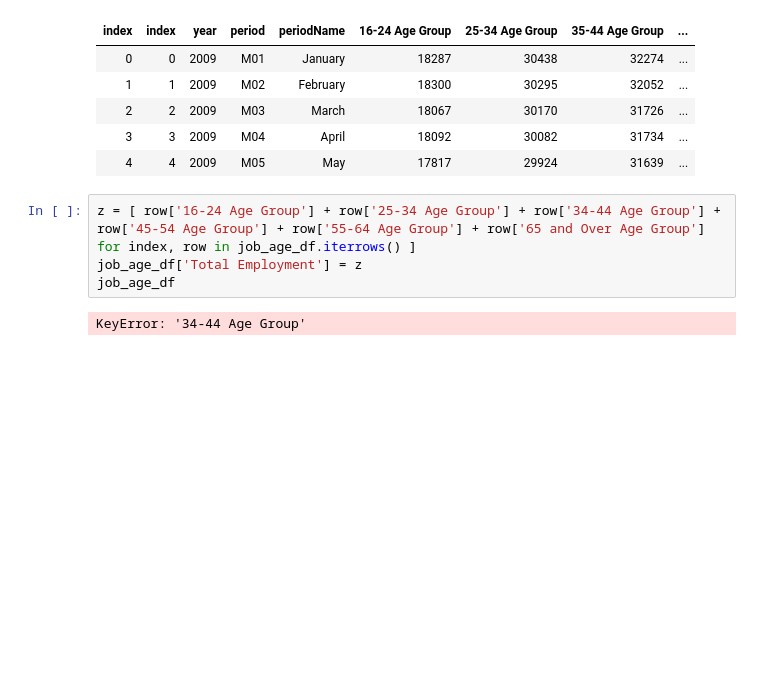
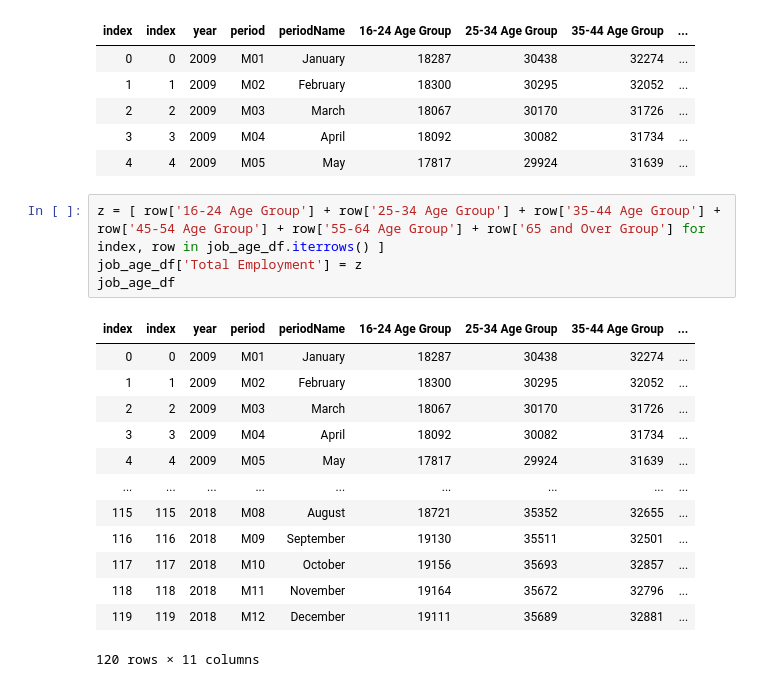
Before and after one commit to soraerae/Project-01-Employment-Data, a Jupyter notebook: jobs_age.ipynb, the cells around one changed output. Drawn from its saved outputs; the diff is of its cells as text; blank space fills up the shorter version.

```diff
--- a/jobs_age.ipynb
+++ b/jobs_age.ipynb
@@ -186,8 +186,20 @@ job_age_df.head()
 | 3 | 3 | 2009 | M04 | April | 18092 | 30082 | 31734 | ... |
 | 4 | 4 | 2009 | M05 | May | 17817 | 29924 | 31639 | ... |
 # %%
-z = [ row['16-24 Age Group'] + row['25-34 Age Group'] + row['34-44 Age Group'] + row['45-54 Age Group'] + row['55-64 Age Group'] + row['65 and Over Age Group'] for index, row in job_age_df.iterrows() ]
+z = [ row['16-24 Age Group'] + row['25-34 Age Group'] + row['35-44 Age Group'] + row['45-54 Age Group'] + row['55-64 Age Group'] + row['65 and Over Group'] for index, row in job_age_df.iterrows() ]
 job_age_df['Total Employment'] = z
 job_age_df
 # %% [output]
+| index | index | year | period | periodName | 16-24 Age Group | 25-34 Age Group | 35-44 Age Group | ... |
+| 0 | 0 | 2009 | M01 | January | 18287 | 30438 | 32274 | ... |
+| 1 | 1 | 2009 | M02 | February | 18300 | 30295 | 32052 | ... |
+| 2 | 2 | 2009 | M03 | March | 18067 | 30170 | 31726 | ... |
+| 3 | 3 | 2009 | M04 | April | 18092 | 30082 | 31734 | ... |
+| 4 | 4 | 2009 | M05 | May | 17817 | 29924 | 31639 | ... |
+| ... | ... | ... | ... | ... | ... | ... | ... | ... |
+| 115 | 115 | 2018 | M08 | August | 18721 | 35352 | 32655 | ... |
+| 116 | 116 | 2018 | M09 | September | 19130 | 35511 | 32501 | ... |
+| 117 | 117 | 2018 | M10 | October | 19156 | 35693 | 32857 | ... |
+| 118 | 118 | 2018 | M11 | November | 19164 | 35672 | 32796 | ... |
+| 119 | 119 | 2018 | M12 | December | 19111 | 35689 | 32881 | ... |
-KeyError: '34-44 Age Group'
+120 rows × 11 columns
```
Also changed, not shown: parts of 4 cells of this notebook, 1 other file.
